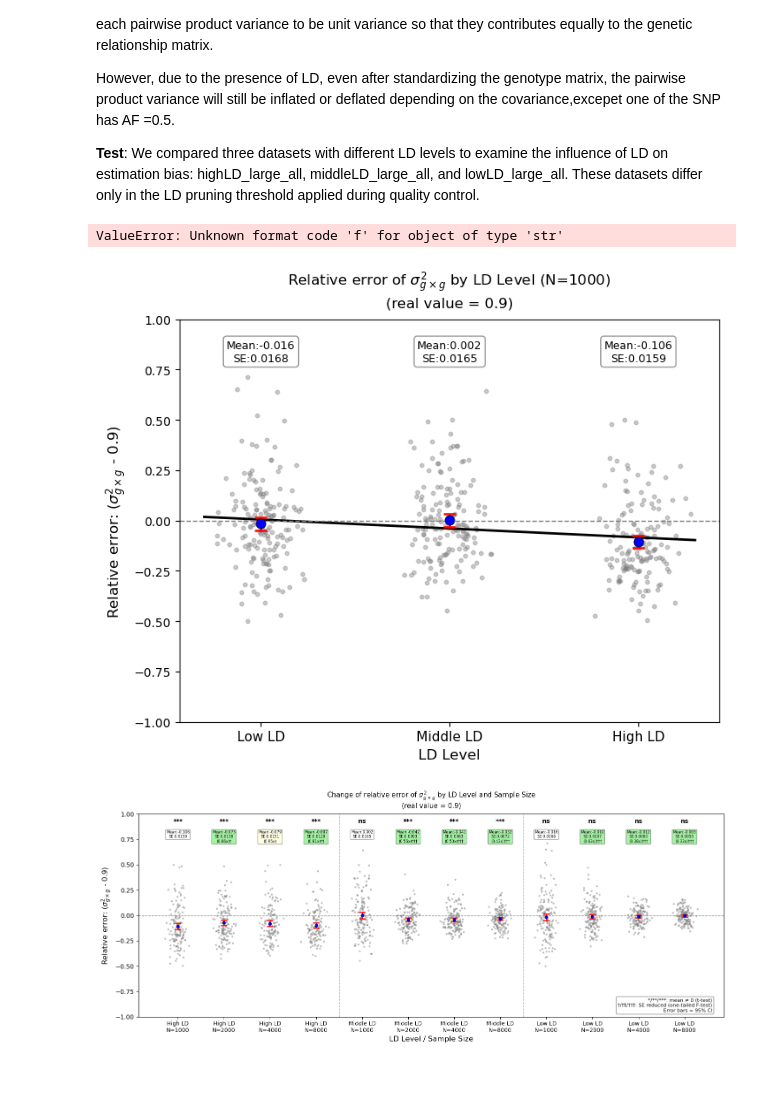
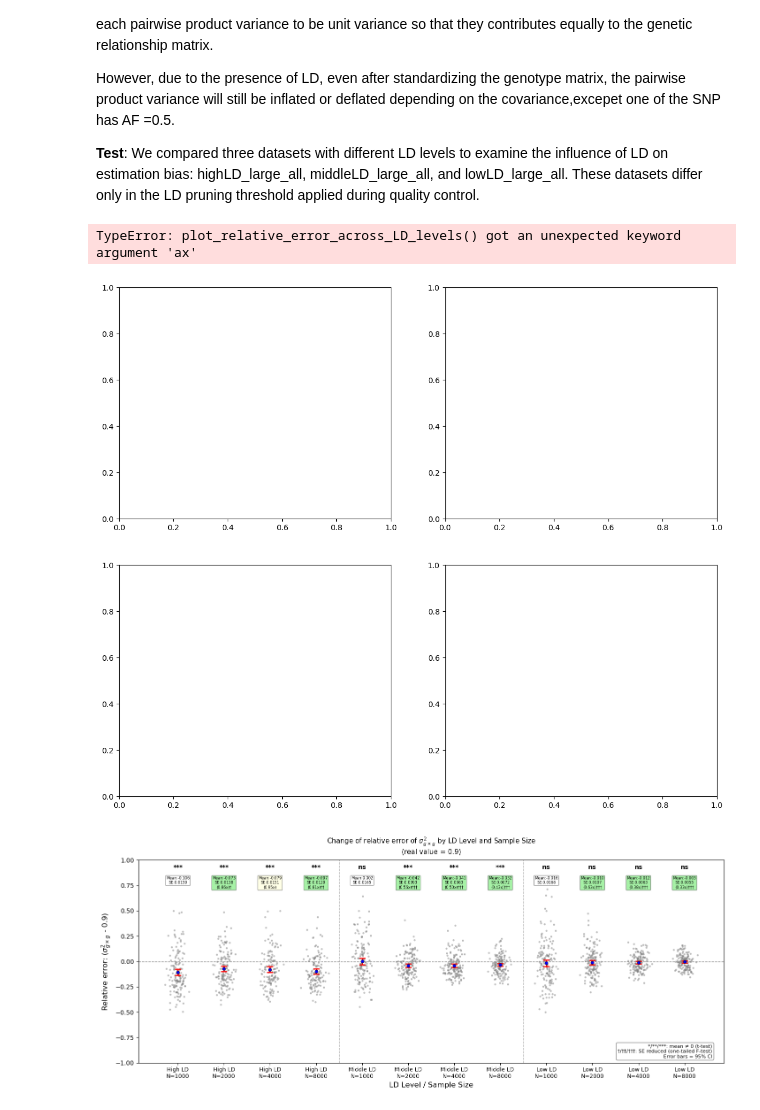
Before and after one commit to border-lab/Full-gene-level-GxG-Estimation, a Jupyter notebook: Experiments/solve_ContiguousSNP.ipynb, the cells around one changed output. Cells and saved outputs as stored; diff of their text form; code cells hidden in the pictures; blank space fills up the shorter version.

```diff
--- a/Experiments/solve_ContiguousSNP.ipynb
+++ b/Experiments/solve_ContiguousSNP.ipynb
@@ -227,27 +227,33 @@ However, due to the presence of LD, even after standardizing the genotype matrix
 **Test**:
 We compared three datasets with different LD levels to examine the influence of LD on estimation bias: highLD_large_all, middleLD_large_all, and lowLD_large_all. These datasets differ only in the LD pruning threshold applied during quality control.
 # %%
-individual_size = 1000  # Choose: 1000, 2000, 4000, or 8000
+fig, axes = plt.subplots(2, 2, figsize=(14, 12))
+axes = axes.flatten()
 
-# Organize data for this sample size
-data_dicts_by_ld = {
-    'Low LD': lowLD_largeDataset_allVariants[individual_size],
-    'Middle LD': middleLD_largeDataset_allVariants[individual_size],
-    'High LD': highLD_largeDataset_allVariants[individual_size]
-}
+individual_sizes = [1000, 2000, 4000, 8000]
 
-# Plot
-plot_relative_error_across_LD_levels(
-    data_dicts_by_ld=data_dicts_by_ld,
-    individual_size=individual_size,
-    col_num=0,  # 0 for σ²g×g, 1 for σ²e
-    real_value=0.9,
-    ymin=-1.0,
-    ymax=1.0,
-)
+for idx, n in enumerate(individual_sizes):
+    data_dicts_by_ld = {
+        'Low LD': lowLD_largeDataset_allVariants[n],
+        'Middle LD': middleLD_largeDataset_allVariants[n],
+        'High LD': highLD_largeDataset_allVariants[n]
+    }
+
+    plot_relative_error_across_LD_levels(
+        data_dicts_by_ld=data_dicts_by_ld,
+        individual_size=n,
+        col_num=0,
+        real_value=0.9,
+        ymin=-1.0,
+        ymax=1.0,
+        ax=axes[idx]
+    )
+
+plt.tight_layout()
+plt.show()
 # %% [output]
-ValueError: Unknown format code 'f' for object of type 'str'
+TypeError: plot_relative_error_across_LD_levels() got an unexpected keyword argument 'ax'
-[figure, old version]
+[figure, new version]
 # %%
 #Experiment 4.1
 individual_sizes = [1000, 2000, 4000, 8000]
```
Also changed, not shown: 1 other file.
